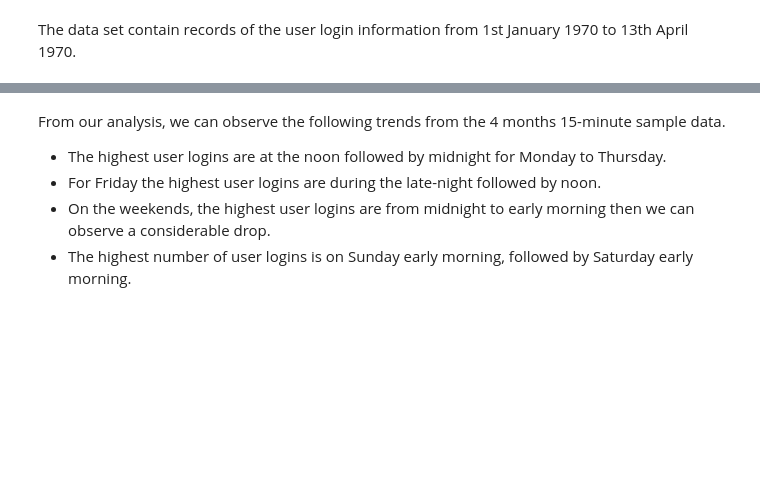
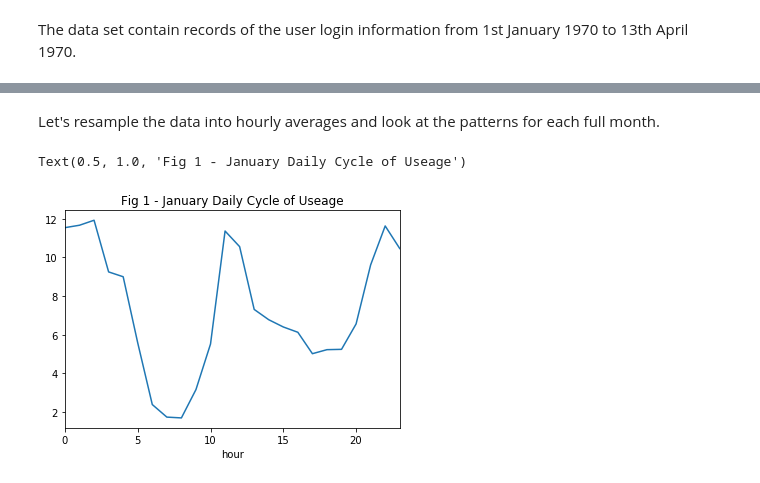
Before and after one commit to BhaskarCS/Springboard, a Jupyter notebook: ultimate_challenge/Part 1 - Exploratory data analysis.ipynb, the cells around one changed output, grey strips where cells are left out. Drawn from its saved outputs; the diff is of its cells as text; code cells hidden in the pictures; blank space fills up the shorter version.

```diff
--- a/ultimate_challenge/Part 1 - Exploratory data analysis.ipynb
+++ b/ultimate_challenge/Part 1 - Exploratory data analysis.ipynb
@@ -103,0 +30,7 @@ Length: 9788, dtype: int64
+# %%
+# Re-sampling the data into 15 minute intervals and counting the time of each login.
+data['count'] = 1
+df = data.set_index('login_time')
+df.head()
+intervals = df.resample('15T').sum()
+intervals.head()
@@ -313,7 +53,23 @@ plt.show()
-# %% [markdown]
-From our analysis, we can observe the following trends from the 4 months 15-minute sample data.
-
-- The highest user logins are at the noon followed by midnight for Monday to Thursday.
-- For Friday the highest user logins are during the late-night followed by noon.
-- On the weekends, the highest user logins are from midnight to early morning then we can observe a considerable drop.
-- The highest number of user logins is on Sunday early morning, followed by Saturday early morning.
+# %% [markdown]
+Let's resample the data into hourly averages and look at the patterns for each full month.
+# %%
+intervals_hourly = intervals.resample('H').mean()
+# %%
+intervals_hourly['month'] = intervals_hourly.index.month
+intervals_hourly['day'] = intervals_hourly.index.day
+intervals_hourly['hour'] = intervals_hourly.index.hour
+intervals_hourly['weekday'] = 0
+intervals_hourly['weekend'] = 'Maybe'
+# %%
+january = intervals_hourly[intervals_hourly['month'] == 1]
+february = intervals_hourly[intervals_hourly['month'] == 2]
+march = intervals_hourly[intervals_hourly['month'] == 3]
+# %%
+january_hourly = january.groupby(['hour']).mean()
+february_hourly = february.groupby(['hour']).mean()
+march_hourly = march.groupby(['hour']).mean()
+january_hour = january_hourly['count'].plot()
+january_hour.set_title('Fig 1 - January Daily Cycle of Useage')
+# %% [output]
+Text(0.5, 1.0, 'Fig 1 - January Daily Cycle of Useage')
+[figure, added]
```
Also changed, not shown: parts of 42 cells of this notebook, 1 other file.
